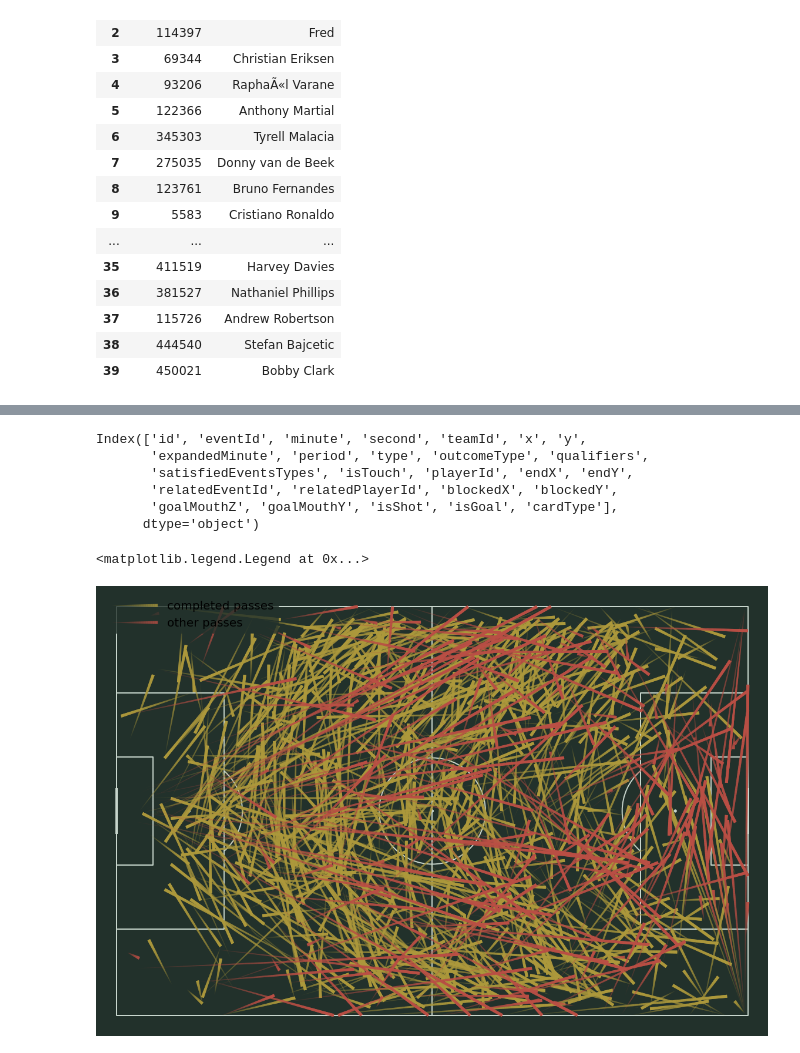
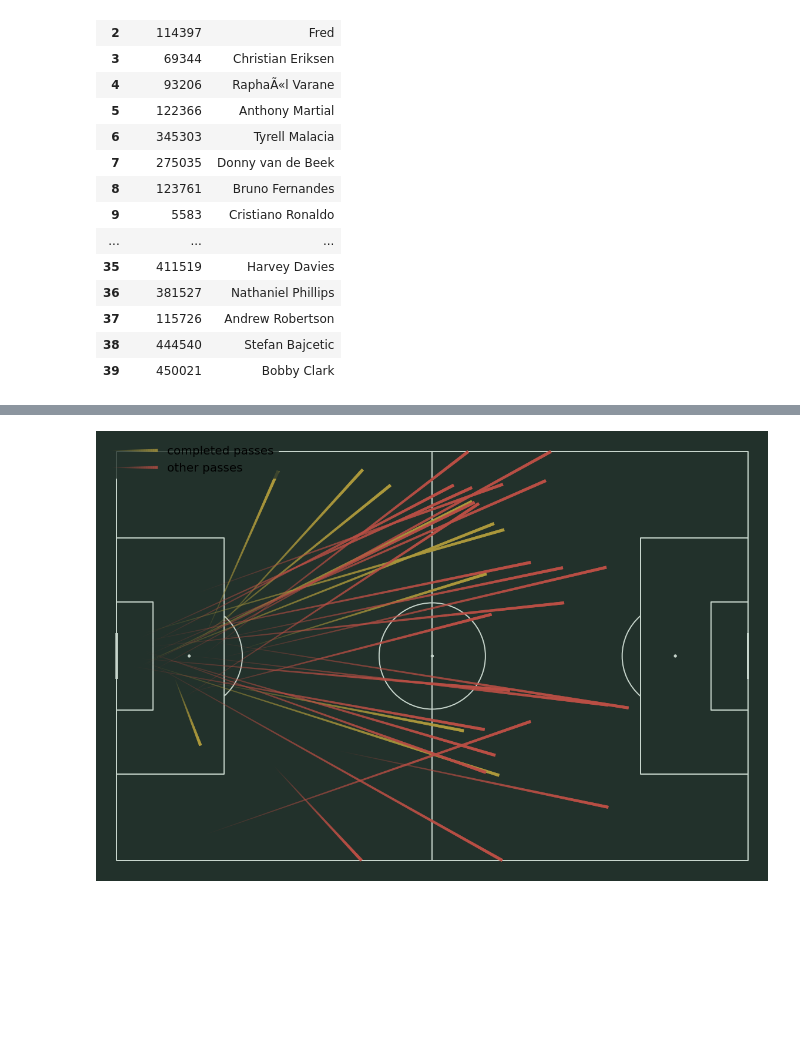
Before and after one commit to liban-osman/Football-Analysis, a Jupyter notebook: liv_manu.ipynb, the cells around one changed output, grey strips where cells are left out. Drawn from its saved outputs; the diff is of its cells as text; code cells hidden in the pictures; blank space fills up the shorter version.

```diff
--- a/liv_manu.ipynb
+++ b/liv_manu.ipynb
@@ -13,5 +18,6 @@ data = load_data(f)
 # %%
 players = players_list(data)
+events = pd.DataFrame(data["events"])
 # %%
 players
 # %% [output]
@@ -32,5 +38,3 @@ players
 | 37 | 115726 | Andrew Robertson |
 | 38 | 444540 | Stefan Bajcetic |
 | 39 | 450021 | Bobby Clark |
-# %%
-events = data["events"]
@@ -69,35 +53,12 @@ passes.head()
-# %%
-passes.columns
-# %% [output]
-Index(['id', 'eventId', 'minute', 'second', 'teamId', 'x', 'y',
-       'expandedMinute', 'period', 'type', 'outcomeType', 'qualifiers',
-       'satisfiedEventsTypes', 'isTouch', 'playerId', 'endX', 'endY',
-       'relatedEventId', 'relatedPlayerId', 'blockedX', 'blockedY',
-       'goalMouthZ', 'goalMouthY', 'isShot', 'isGoal', 'cardType'],
-      dtype='object')
+# %%
+pass_degea = passes[passes["playerId"] == 79554]
 # %%
 df_succ_pass = passes[passes["outcomeType"] == {'value': 1, 'displayName': 'Successful'}]
 df_unsucc_pass = passes[passes["outcomeType"] == {'value': 0, 'displayName': 'Unsuccessful'}]
+
+df_degea_succ_pass = pass_degea[pass_degea["outcomeType"] == {'value': 1, 'displayName': 'Successful'}]
+df_degea_unsucc_pass = pass_degea[pass_degea["outcomeType"] == {'value': 0, 'displayName': 'Unsuccessful'}]
-# %%
-# Setup the pitch
-pitch = Pitch(pitch_type='opta', pitch_color='#22312b', line_color='#c7d5cc')
-fig, ax = pitch.draw(figsize=(16, 11), constrained_layout=False, tight_layout=True)
-fig.set_facecolor('#22312b')
-
-# Plot the completed passes
-lc1 = pitch.lines(df_succ_pass.x, df_succ_pass.y,
-                  df_succ_pass.endX, df_succ_pass.endY,
-                  lw=5, transparent=True, comet=True, label='completed passes',
-                  color='#ad993c', ax=ax)
-
-# Plot the other passes
-lc2 = pitch.lines(df_unsucc_pass.x, df_unsucc_pass.y,
-                  df_unsucc_pass.endX, df_unsucc_pass.endY,
-                  lw=5, transparent=True, comet=True, label='other passes',
-                  color='#ba4f45', ax=ax)
-
-# Plot the legend
-ax.legend(facecolor='#22312b', edgecolor='None', fontsize=20, loc='upper left', handlelength=4)
-# %% [output]
-<matplotlib.legend.Legend at 0x...>
-[figure, removed]
+# %%
+passes_plot(df_degea_succ_pass, df_degea_unsucc_pass)
+# %% [output]
+[figure, added]
```
Also changed, not shown: parts of 9 cells of this notebook, 2 other files.
